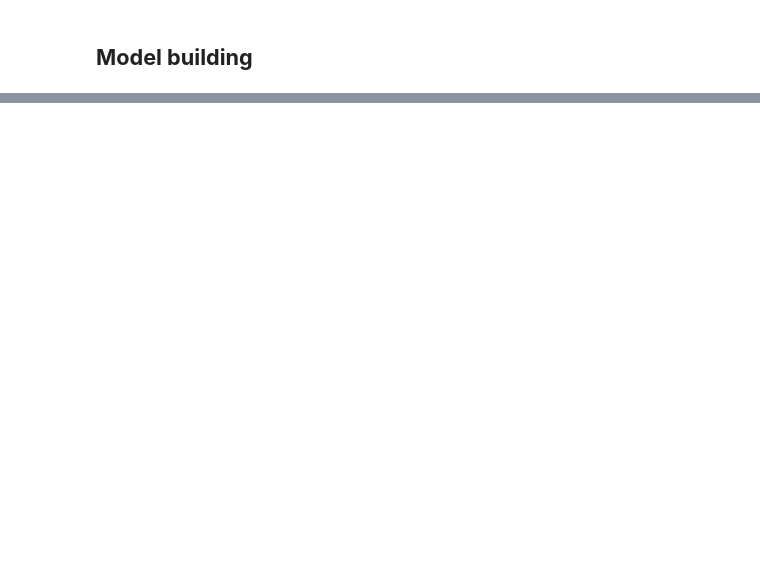
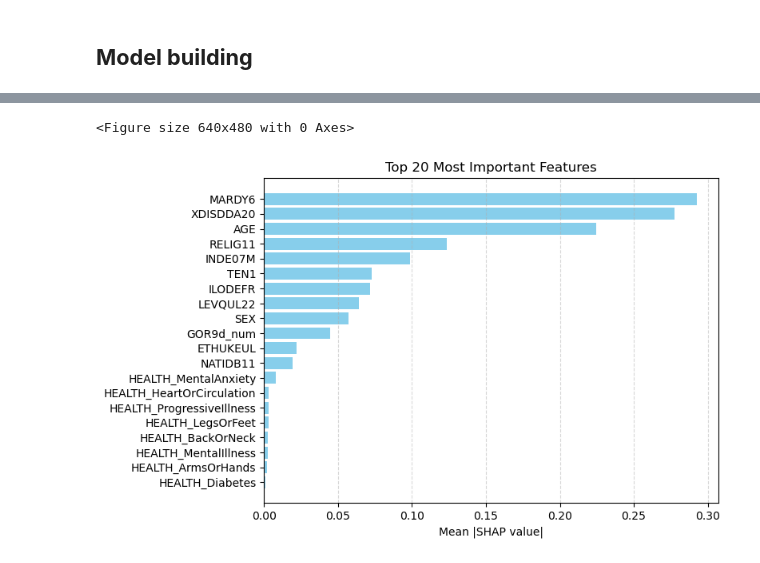
Before and after one commit to maxemporor/MSc-project, a Jupyter notebook: >8.ipynb, the cells around one changed output, grey strips where cells are left out. Cells and saved outputs as stored; diff of their text form; code cells hidden in the pictures; blank space fills up the shorter version.

```diff
--- a/>8.ipynb
+++ b/>8.ipynb
@@ -640,0 +737,36 @@ weighted avg       0.57      0.57      0.57     24401
+# %%
+import shap
+import numpy as np
+import matplotlib.pyplot as plt
+
+# Step 1: Refit your XGBoost model on the label-encoded, resampled data
+xgb = XGBClassifier(eval_metric='mlogloss', random_state=42)
+xgb.fit(X_train_label_resampled, y_train_label_resampled)
+
+# Step 2: Use TreeExplainer on trained XGBoost model
+explainer = shap.TreeExplainer(xgb)
+
+# Step 3: Compute SHAP values for the test set
+shap_values = explainer.shap_values(X_test_label_final)
+
+# Step 4: Optional - Provide feature names (if you want meaningful plots)
+# Reconstruct full feature name list
+feature_names = list(continuous_cols) + list(binary_cols) + list(nominal_cols)
+
+# Step 5: Plot SHAP summary
+plt.figure()
+# Compute mean absolute SHAP values
+shap_vals = np.abs(shap_values).mean(axis=0)
+top_indices = np.argsort(shap_vals)[::-1][:20]  # Top 20 features
+
+# Plot manually
+plt.figure(figsize=(8, 5))
+plt.barh(np.array(feature_names)[top_indices][::-1], shap_vals[top_indices][::-1], color='skyblue')
+plt.xlabel("Mean |SHAP value|")
+plt.title("Top 20 Most Important Features")
+plt.tight_layout()
+plt.grid(axis='x', linestyle='--', alpha=0.5)
+plt.show()
+# %% [output]
+<Figure size 640x480 with 0 Axes>
+[figure, added]
```
Also changed, not shown: parts of 14 cells of this notebook.
